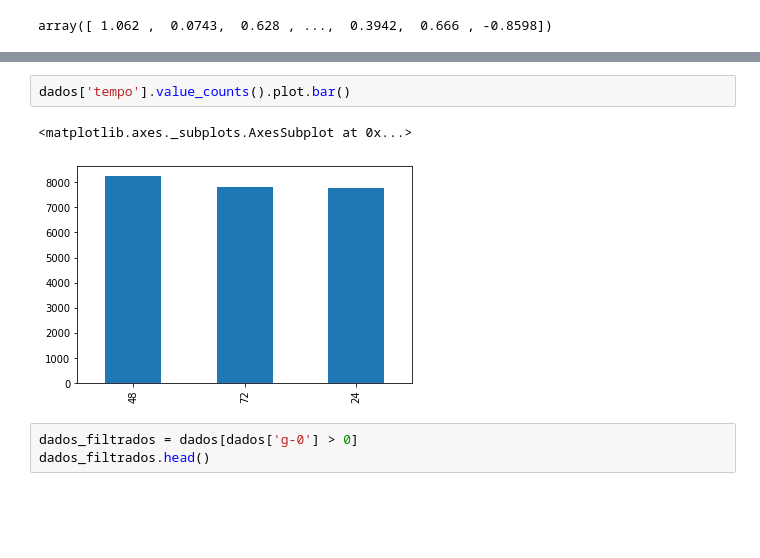
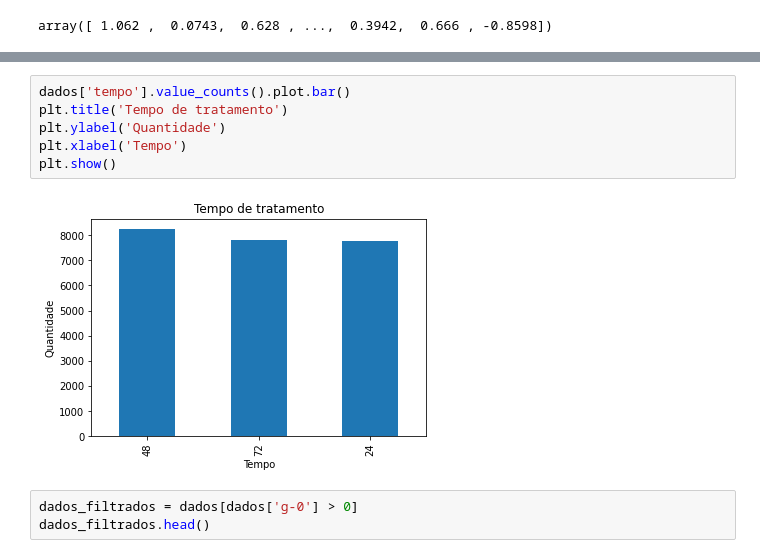
Before and after one commit to jpbo95/Imersao_dados_Alura, a Jupyter notebook: Imersao_dados_Alura.ipynb, the cells around one changed output, grey strips where cells are left out. Drawn from its saved outputs; the diff is of its cells as text; blank space fills up the shorter version.

```diff
--- a/Imersao_dados_Alura.ipynb
+++ b/Imersao_dados_Alura.ipynb
@@ -132,8 +136,11 @@ dados['tempo'].value_counts().plot.pie()
-# %%
-dados['tempo'].value_counts().plot.bar()
-# %% [output]
-<matplotlib.axes._subplots.AxesSubplot at 0x...>
-[figure, removed]
+# %%
+dados['tempo'].value_counts().plot.bar()
+plt.title('Tempo de tratamento')
+plt.ylabel('Quantidade')
+plt.xlabel('Tempo')
+plt.show()
+# %% [output]
+[figure, added]
 # %%
 dados_filtrados = dados[dados['g-0'] > 0]
 dados_filtrados.head()
```
Also changed, not shown: parts of 12 cells of this notebook.
